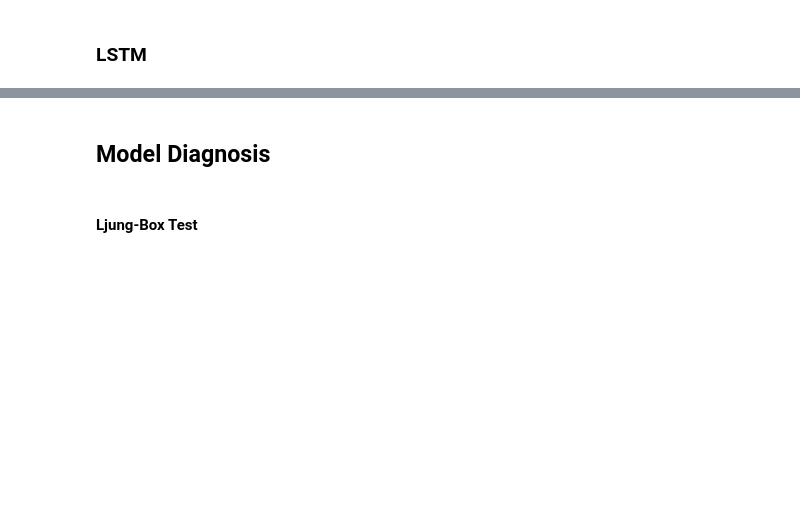
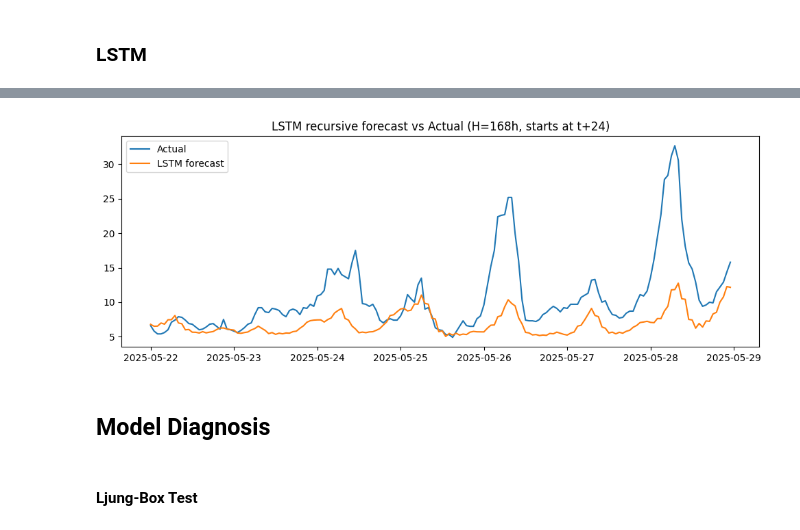
Before and after one commit to GBrochado/TSF---Weather-and-Air-quality-Forecasting, a Jupyter notebook: project2_enhanced.ipynb, the cells around one changed output, grey strips where cells are left out. Cells and saved outputs as stored; diff of their text form; code cells hidden in the pictures; blank space fills up the shorter version.

```diff
--- a/project2_enhanced.ipynb
+++ b/project2_enhanced.ipynb
@@ -1456,3 +2313,21 @@ history = model.fit(
+# %%
+import matplotlib.pyplot as plt
+import pandas as pd
+
+h = 168  # escolhe: 24, 48, 168, 336
+
+idx = res_h[h]["index"]
+y_true = pd.Series(res_h[h]["y_true"], index=idx, name="Actual")
+y_pred = pd.Series(res_h[h]["y_pred"], index=idx, name="LSTM")
+
+plt.figure(figsize=(12, 4))
+plt.plot(y_true, label="Actual")
+plt.plot(y_pred, label="LSTM forecast")
+plt.legend()
+plt.title(f"LSTM recursive forecast vs Actual (H={h}h, starts at t+{window})")
+plt.show()
+# %% [output]
+[figure, added]
 # %% [markdown]
 ## Model Diagnosis
 # %% [markdown]
```
Also changed, not shown: parts of 21 cells of this notebook.
